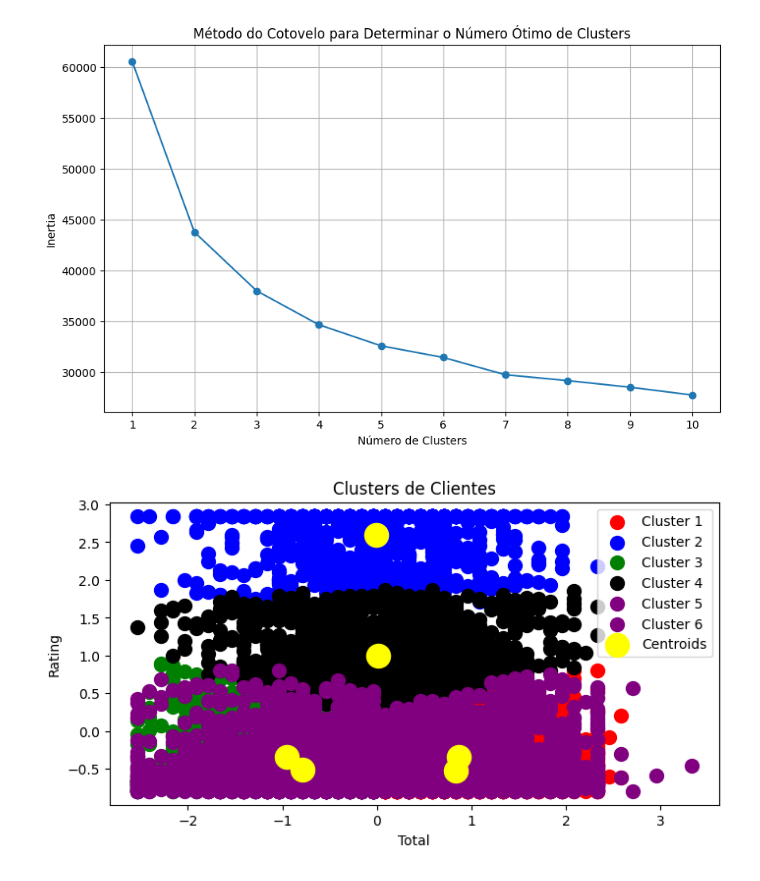
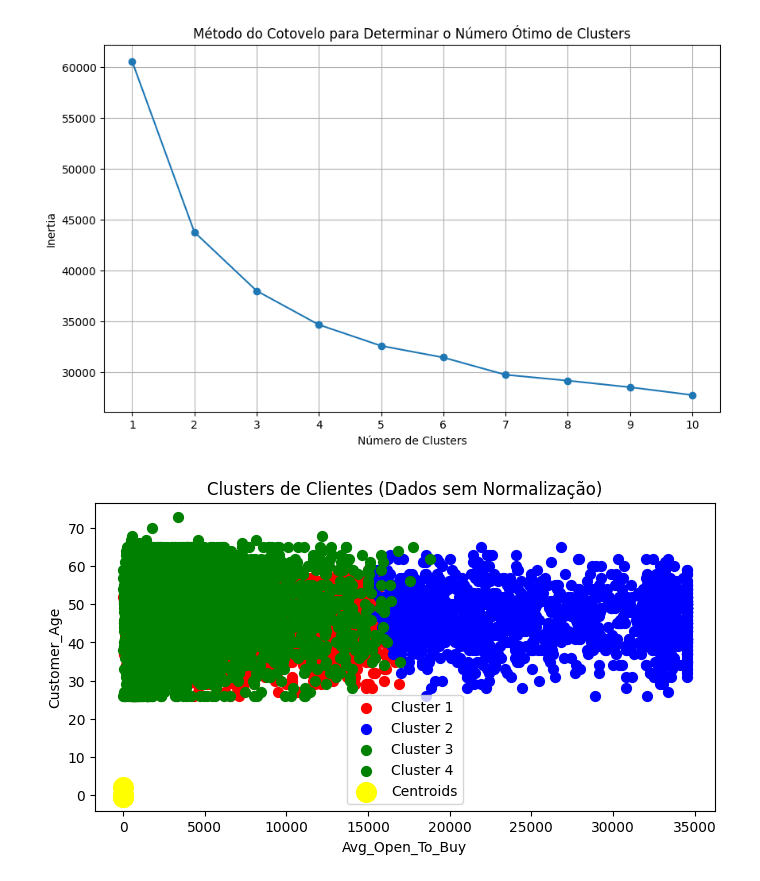
Before and after one commit to gustavoc04/AtividadeRegressaoLogistica, a Jupyter notebook: aprendizadoNaoSupervisionado/analiseCartaoCredito.ipynb, the cells around one changed output. Cells and saved outputs as stored; diff of their text form; code cells hidden in the pictures.

```diff
--- a/aprendizadoNaoSupervisionado/analiseCartaoCredito.ipynb
+++ b/aprendizadoNaoSupervisionado/analiseCartaoCredito.ipynb
@@ -47,8 +47,16 @@ filtered_data = db[selected_columns]
 data_encoded = pd.get_dummies(filtered_data, columns=['Gender', 'Attrition_Flag', 'Education_Level', 'Marital_Status', 'Income_Category'])
 
 scaler = StandardScaler()
+df_sem_normalizacao = data_encoded.copy()
+
+# Normalizando as colunas selecionadas
+scaler = StandardScaler()
 data_encoded[['Customer_Age', 'Avg_Open_To_Buy', 'Credit_Limit']] = scaler.fit_transform(data_encoded[['Customer_Age', 'Avg_Open_To_Buy', 'Credit_Limit']])
 
 # Visualizando as primeiras linhas dos dados codificados e normalizados
-data_encoded.head()
+print("Dados Normalizados:")
+print(data_encoded.head())
+
+print("\nDados Não Normalizados:")
+print(df_sem_normalizacao.head())
 # %% [output]
@@ -82,20 +100,17 @@ plt.show()
 kmeans = KMeans(n_clusters=4, init='k-means++', max_iter=300, n_init=10, random_state=0)
 pred_y = kmeans.fit_predict(data_encoded)
 # %%
-#Plotando os clusters
 plt.figure(figsize=(8, 4))
-plt.scatter(data_encoded.iloc[pred_y == 0, 0], data_encoded.iloc[pred_y == 0, 1], s=100, c='red', label='Cluster 1')
-plt.scatter(data_encoded.iloc[pred_y == 1, 0], data_encoded.iloc[pred_y == 1, 1], s=100, c='blue', label='Cluster 2')
-plt.scatter(data_encoded.iloc[pred_y == 2, 0], data_encoded.iloc[pred_y == 2, 1], s=100, c='green', label='Cluster 3')
-plt.scatter(data_encoded.iloc[pred_y == 3, 0], data_encoded.iloc[pred_y == 3, 1], s=100, c='black', label='Cluster 4')
-plt.scatter(data_encoded.iloc[pred_y == 4, 0], data_encoded.iloc[pred_y == 4, 1], s=100, c='purple', label='Cluster 5')
-plt.scatter(data_encoded.iloc[pred_y == 5, 0], data_encoded.iloc[pred_y == 5, 1], s=100, c='purple', label='Cluster 6')
+plt.scatter(df_sem_normalizacao.iloc[pred_y == 0]['Avg_Open_To_Buy'], df_sem_normalizacao.iloc[pred_y == 0]['Customer_Age'], s=50, c='red', label='Cluster 1')
+plt.scatter(df_sem_normalizacao.iloc[pred_y == 1]['Avg_Open_To_Buy'], df_sem_normalizacao.iloc[pred_y == 1]['Customer_Age'], s=50, c='blue', label='Cluster 2')
+plt.scatter(df_sem_normalizacao.iloc[pred_y == 2]['Avg_Open_To_Buy'], df_sem_normalizacao.iloc[pred_y == 2]['Customer_Age'], s=50, c='green', label='Cluster 3')
+plt.scatter(df_sem_normalizacao.iloc[pred_y == 3]['Avg_Open_To_Buy'], df_sem_normalizacao.iloc[pred_y == 3]['Customer_Age'], s=50, c='green', label='Cluster 4')
 
-plt.scatter(kmeans.cluster_centers_[:, 0], kmeans.cluster_centers_[:, 1], s=300, c='yellow', label='Centroids')
-plt.title('Clusters de Clientes')
-plt.xlabel('Total')
-plt.ylabel('Rating')
+plt.scatter(kmeans.cluster_centers_[:, 0], kmeans.cluster_centers_[:, 1], s=200, c='yellow', label='Centroids')
+plt.title('Clusters de Clientes (Dados sem Normalização)')
+plt.xlabel('Avg_Open_To_Buy')
+plt.ylabel('Customer_Age')
 plt.legend()
 plt.show()
 # %% [output]
-[figure, old version]
+[figure, new version]
```
Also changed, not shown: parts of 1 cell of this notebook.
